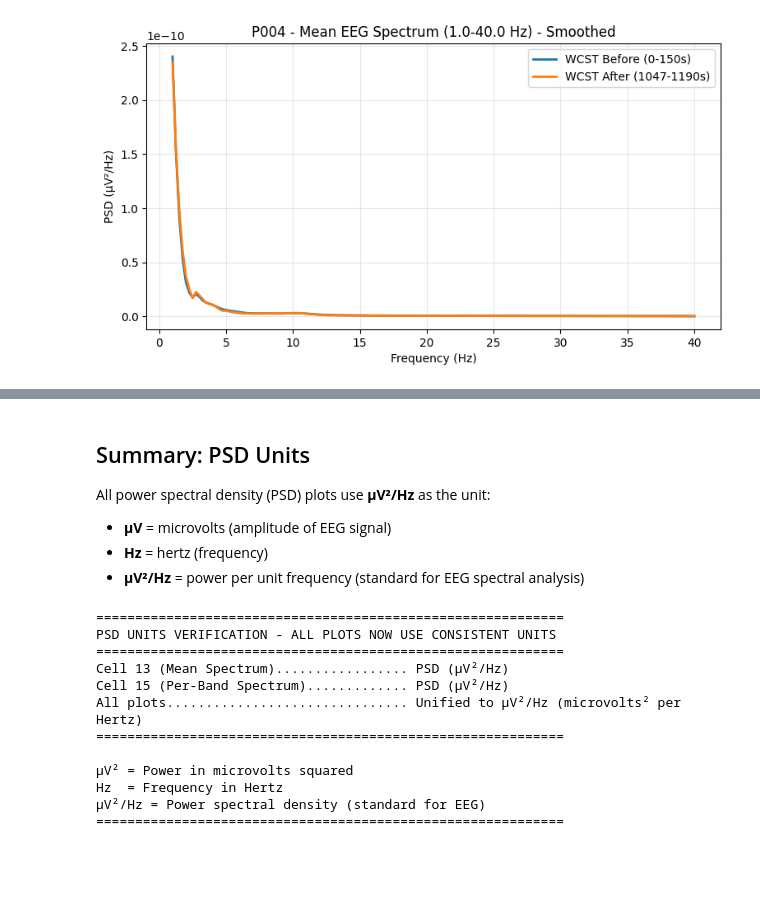
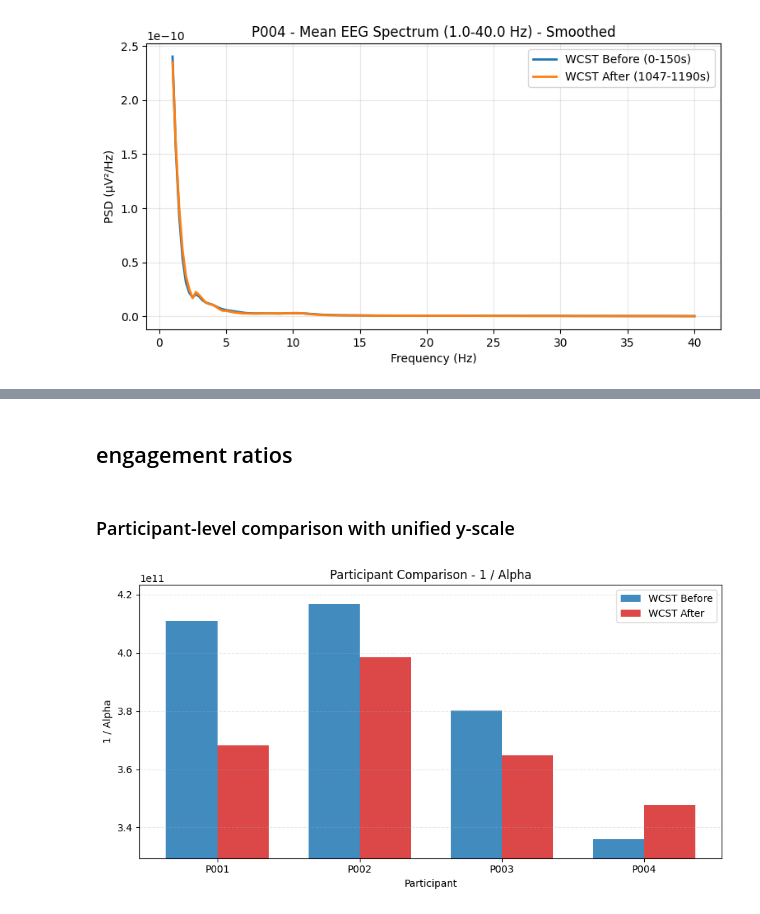
Before and after one commit to NadimSALEEM/0x2x2dual_WCST_analysis, a Jupyter notebook: 0-back/eeg/0back_eeg.ipynb, the cells around one changed output, grey strips where cells are left out. Cells and saved outputs as stored; diff of their text form; code cells hidden in the pictures; blank space fills up the shorter version.

Commit message:
EEG PSD ratios

```diff
--- a/0-back/eeg/0back_eeg.ipynb
+++ b/0-back/eeg/0back_eeg.ipynb
@@ -350,37 +343,2 @@ print(f"  Y-axis range: [{ylim_all_electrodes[0]:.2f}, {ylim_all_electrodes[1]:.
-# %% [markdown]
-## Summary: PSD Units
-All power spectral density (PSD) plots use **μV²/Hz** as the unit:
-- **μV** = microvolts (amplitude of EEG signal)
-- **Hz** = hertz (frequency)
-- **μV²/Hz** = power per unit frequency (standard for EEG spectral analysis)
-# %%
-# Verify all PSD units are unified
-psd_unit_summary = {
-    "Cell 13 (Mean Spectrum)": "PSD (μV²/Hz)",
-    "Cell 15 (Per-Band Spectrum)": "PSD (μV²/Hz)",
-    "All plots": "Unified to μV²/Hz (microvolts² per Hertz)"
-}
-
-print("=" * 60)
-print("PSD UNITS VERIFICATION - ALL PLOTS NOW USE CONSISTENT UNITS")
-print("=" * 60)
-for plot_name, unit in psd_unit_summary.items():
-    print(f"{plot_name:.<40} {unit}")
-print("=" * 60)
-print("\nμV² = Power in microvolts squared")
-print("Hz  = Frequency in Hertz")
-print("μV²/Hz = Power spectral density (standard for EEG)")
-print("=" * 60)
-# %% [output]
-============================================================
-PSD UNITS VERIFICATION - ALL PLOTS NOW USE CONSISTENT UNITS
-============================================================
-Cell 13 (Mean Spectrum)................. PSD (μV²/Hz)
-Cell 15 (Per-Band Spectrum)............. PSD (μV²/Hz)
-All plots............................... Unified to μV²/Hz (microvolts² per Hertz)
-============================================================
-
-μV² = Power in microvolts squared
-Hz  = Frequency in Hertz
-μV²/Hz = Power spectral density (standard for EEG)
-============================================================
+# %% [markdown]
+## engagement ratios
@@ -386,0 +411,39 @@ Hz  = Frequency in Hertz
+# %% [markdown]
+### Participant-level comparison with unified y-scale
+# %%
+subjects = sorted(ratio_results.keys())
+conditions = list(ratio_results[subjects[0]].keys())
+
+participant_values = {
+    cond: [ratio_results[subj][cond]["ratio_mean"] for subj in subjects]
+    for cond in conditions
+}
+all_participant_vals = np.array([v for vals in participant_values.values() for v in vals], dtype=float)
+
+p_ymin = float(np.nanmin(all_participant_vals))
+p_ymax = float(np.nanmax(all_participant_vals))
+p_pad = 0.08 * (p_ymax - p_ymin) if p_ymax > p_ymin else 0.1
+p_ylim = (p_ymin - p_pad, p_ymax + p_pad)
+
+x = np.arange(len(subjects))
+bar_width = 0.36
+
+fig, ax = plt.subplots(figsize=(9, 4.8))
+colors = ["#1f77b4", "#d62728"]
+for i, cond in enumerate(conditions):
+    x_offset = x + (i - 0.5) * bar_width
+    ax.bar(x_offset, participant_values[cond], width=bar_width,
+           label=cond, color=colors[i % len(colors)], alpha=0.85)
+
+ax.set_xticks(x)
+ax.set_xticklabels(subjects, fontsize=10)
+ax.set_ylabel(f"{ratio_label}")
+ax.set_xlabel("Participant")
+ax.set_title(f"Participant Comparison - {ratio_label}")
+ax.set_ylim(p_ylim)  # Unified participant scale
+ax.grid(True, axis="y", alpha=0.3, linestyle="--")
+ax.legend(frameon=True)
+plt.tight_layout()
+plt.show()
+# %% [output]
+[figure, added]
```
Also changed, not shown: parts of 6 cells of this notebook.
